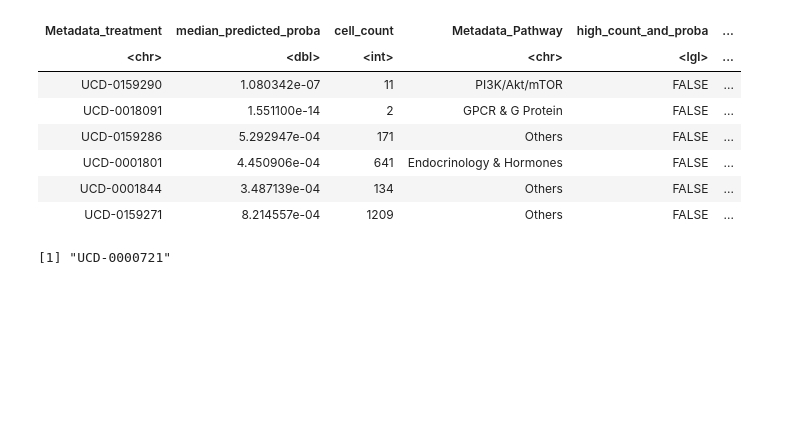
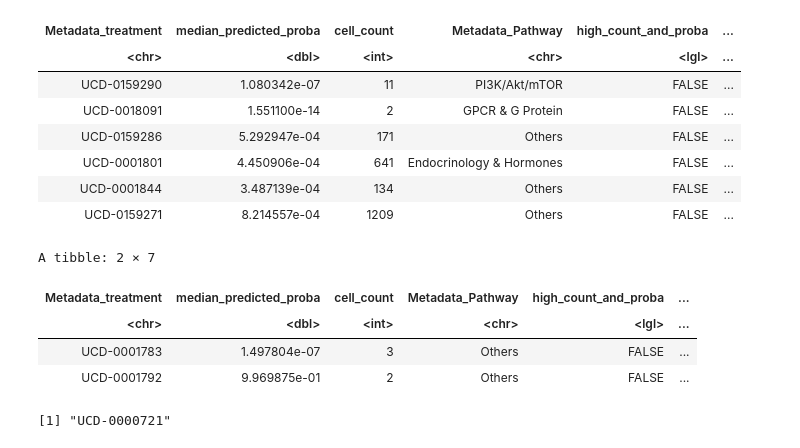
Before and after one commit to WayScience/targeted_fibrosis_drug_screen, a Jupyter notebook: 3a.train_individual_models/5.vis_probabilities.ipynb, the cells around one changed output. Saved outputs shown, nothing was run; the diff lists cells and outputs as text; code cells hidden in the pictures; blank space fills up the shorter version.

```diff
--- a/3a.train_individual_models/5.vis_probabilities.ipynb
+++ b/3a.train_individual_models/5.vis_probabilities.ipynb
@@ -235,6 +235,17 @@ A tibble: 6 × 7
 | UCD-0001801 | 4.450906e-04 | 641 | Endocrinology & Hormones | FALSE | ... |
 | UCD-0001844 | 3.487139e-04 | 134 | Others | FALSE | ... |
 | UCD-0159271 | 8.214557e-04 | 1209 | Others | FALSE | ... |
+# %%
+filtered_summary_data_w_mAP <- summary_data_w_mAP %>%
+  filter(Metadata_treatment %in% c("UCD-0001792", "UCD-0001783"))
+
+filtered_summary_data_w_mAP
+# %% [output]
+A tibble: 2 × 7
+| Metadata_treatment | median_predicted_proba | cell_count | Metadata_Pathway | high_count_and_proba | ... |
+| <chr> | <dbl> | <int> | <chr> | <lgl> | ... |
+| UCD-0001783 | 1.497804e-07 | 3 | Others | FALSE | ... |
+| UCD-0001792 | 9.969875e-01 | 2 | Others | FALSE | ... |
 # %%
 setdiff(summary_data$Metadata_treatment, mAP_scores$Metadata_treatment)
 # %% [output]
```
Also changed, not shown: parts of 3 cells of this notebook, 26 other files.
